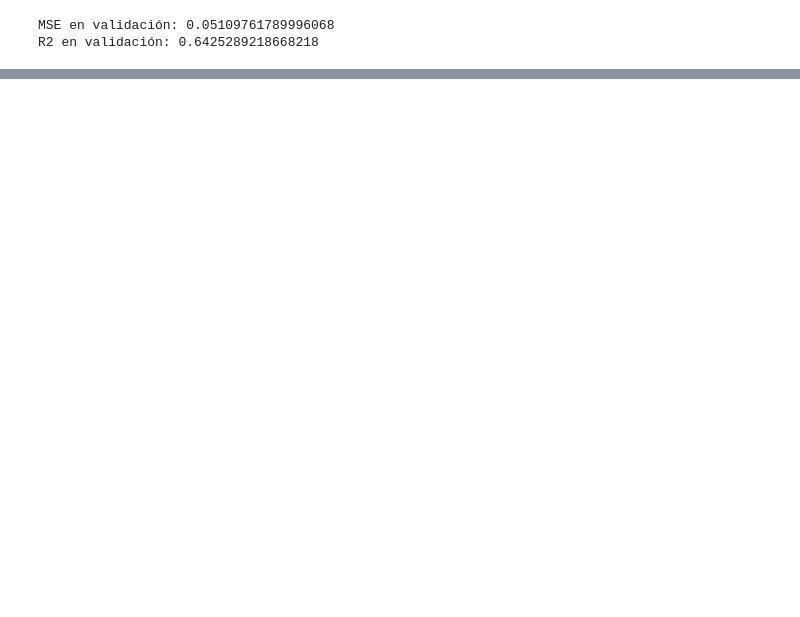
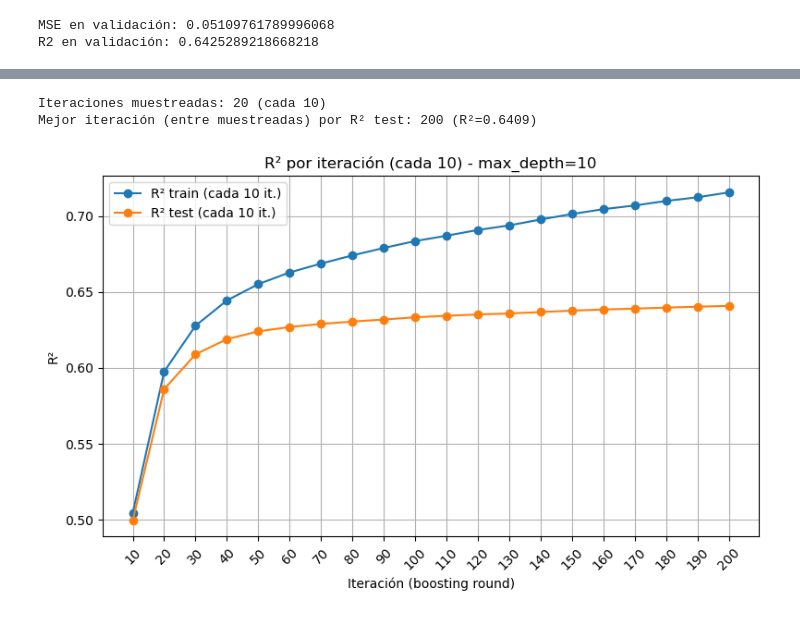
Before and after one commit to dfdgdfdg/Tesis-LCD-EPH, a Jupyter notebook: src/encuestador/Deeper_Grid_Search.ipynb, the cells around one changed output, grey strips where cells are left out. Drawn from its saved outputs; the diff is of its cells as text; code cells hidden in the pictures; blank space fills up the shorter version.

```diff
--- a/src/encuestador/Deeper_Grid_Search.ipynb
+++ b/src/encuestador/Deeper_Grid_Search.ipynb
@@ -211,0 +262,65 @@ plt.show()
+# %%
+max_iter_total = 201
+sample_every = 10
+
+reg_params = dict(
+    max_depth=10,
+    learning_rate=0.1,
+    max_leaf_nodes=400,
+    min_samples_leaf=15,
+    l2_regularization=0.0,
+    max_iter=max_iter_total,
+    random_state=42
+)
+
+preproc = preproc_unscaled
+
+X_train_tr = preproc.fit_transform(X_train)
+X_test_tr  = preproc.transform(X_test)
+
+reg = HistGradientBoostingRegressor(**reg_params)
+reg.fit(X_train_tr, y_train)
+
+# R² por iteración
+sample_iters, sample_train, sample_test = [], [], []
+best_it = None
+best_r2 = -np.inf
+
+for it, (y_pred_tr, y_pred_te) in enumerate(
+    zip(reg.staged_predict(X_train_tr), reg.staged_predict(X_test_tr)),
+    start=1
+):
+    if it % sample_every != 0:
+        continue
+
+    r2_tr = r2_score(y_train, y_pred_tr)
+    r2_te = r2_score(y_test, y_pred_te)
+
+    sample_iters.append(it)
+    sample_train.append(r2_tr)
+    sample_test.append(r2_te)
+
+    if r2_te > best_r2:
+        best_r2 = r2_te
+        best_it = it
+
+print(f"Iteraciones muestreadas: {len(sample_iters)} (cada {sample_every})")
+print(f"Mejor iteración (entre muestreadas) por R² test: {best_it} (R²={best_r2:.4f})")
+
+# Plot
+plt.figure(figsize=(8, 5))
+plt.plot(sample_iters, sample_train, marker="o", label=f"R² train (cada {sample_every} it.)")
+plt.plot(sample_iters, sample_test, marker="o", label=f"R² test (cada {sample_every} it.)")
+plt.xlabel("Iteración (boosting round)")
+plt.ylabel("R²")
+plt.title(f"R² por iteración (cada {sample_every}) - max_depth={reg_params['max_depth']}")
+plt.grid(True)
+plt.legend()
+plt.xticks(sample_iters, rotation=45)
+plt.tight_layout()
+plt.savefig("HGB_R2_por_iteracion.png")
+plt.show()
+# %% [output]
+Iteraciones muestreadas: 20 (cada 10)
+Mejor iteración (entre muestreadas) por R² test: 200 (R²=0.6409)
+[figure, added]
```
Also changed, not shown: parts of 7 cells of this notebook, 31 other files.
